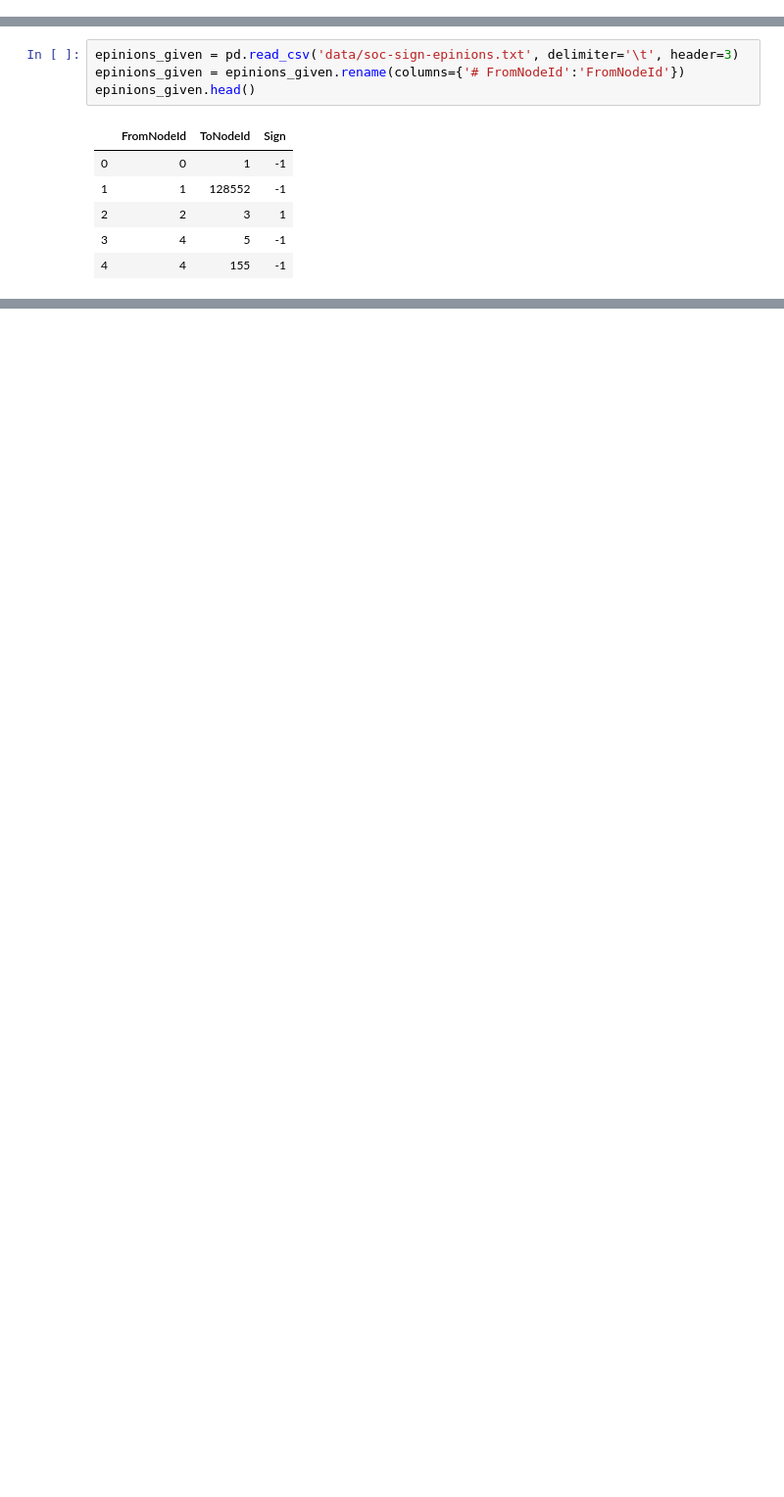
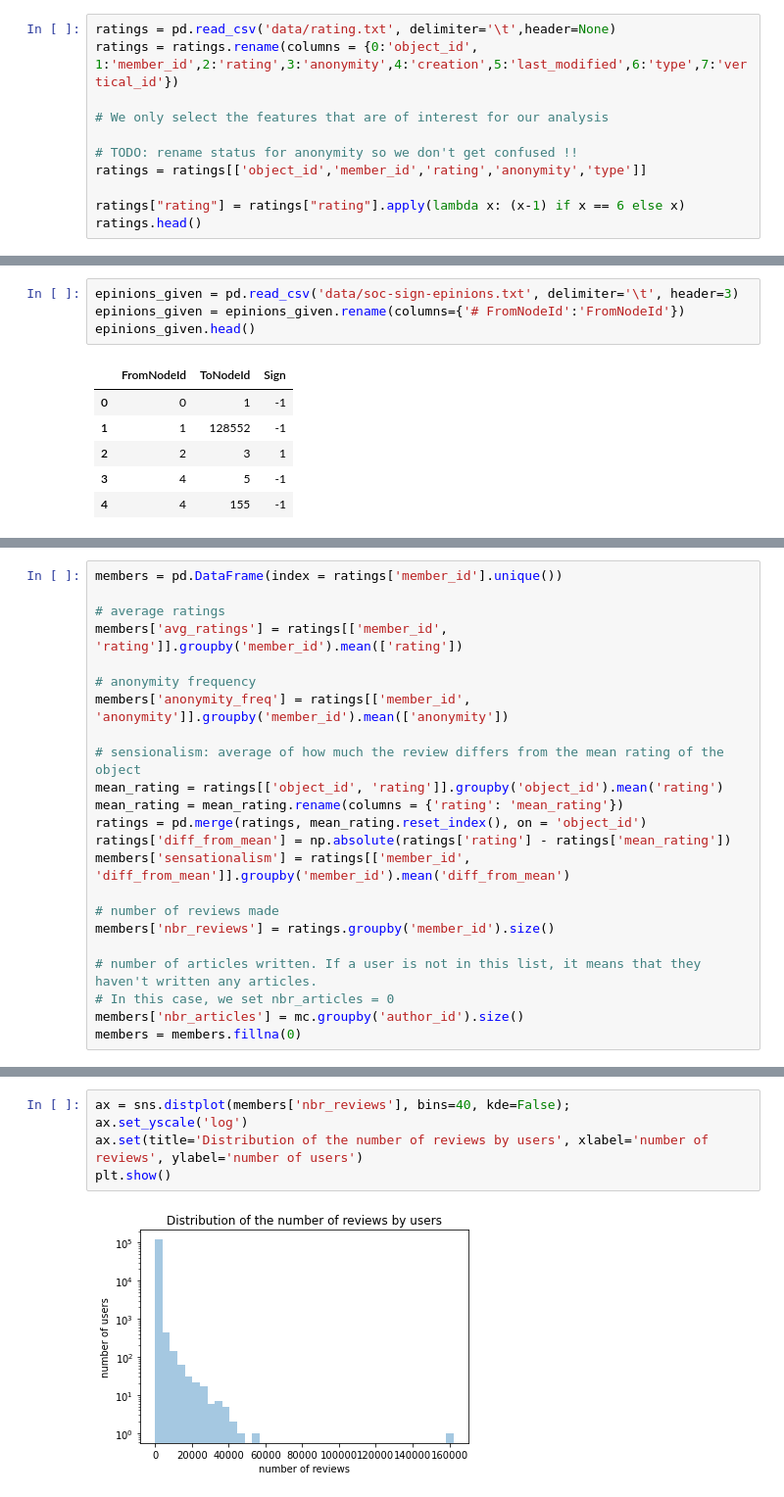
Before and after one commit to epfl-ada/ada-2020-project-milestone-p3-p3_adagio, a Jupyter notebook: preprocessing.ipynb, the cells around one changed output, grey strips where cells are left out. Shown: that part at 98% size. Saved outputs shown, nothing was run; the diff lists cells and outputs as text; blank space fills up the shorter version.

```diff
--- a/preprocessing.ipynb
+++ b/preprocessing.ipynb
@@ -26,0 +50,11 @@ ratings.head()
+# %%
+ratings = pd.read_csv('data/rating.txt', delimiter='\t',header=None)
+ratings = ratings.rename(columns = {0:'object_id', 1:'member_id',2:'rating',3:'anonymity',4:'creation',5:'last_modified',6:'type',7:'vertical_id'})
+
+# We only select the features that are of interest for our analysis
+
+# TODO: rename status for anonymity so we don't get confused !!
+ratings = ratings[['object_id','member_id','rating','anonymity','type']]
+
+ratings["rating"] = ratings["rating"].apply(lambda x: (x-1) if x == 6 else x)
+ratings.head()
@@ -120,0 +188,23 @@ user_ratings.to_pickle('data/preprocessed.pkl')
+# %%
+members = pd.DataFrame(index = ratings['member_id'].unique())
+
+# average ratings
+members['avg_ratings'] = ratings[['member_id', 'rating']].groupby('member_id').mean(['rating'])
+
+# anonymity frequency
+members['anonymity_freq'] = ratings[['member_id', 'anonymity']].groupby('member_id').mean(['anonymity'])
+
+# sensionalism: average of how much the review differs from the mean rating of the object
+mean_rating = ratings[['object_id', 'rating']].groupby('object_id').mean('rating')
+mean_rating = mean_rating.rename(columns = {'rating': 'mean_rating'})
+ratings = pd.merge(ratings, mean_rating.reset_index(), on = 'object_id')
+ratings['diff_from_mean'] = np.absolute(ratings['rating'] - ratings['mean_rating'])
+members['sensationalism'] = ratings[['member_id', 'diff_from_mean']].groupby('member_id').mean('diff_from_mean')
+
+# number of reviews made
+members['nbr_reviews'] = ratings.groupby('member_id').size()
+
+# number of articles written. If a user is not in this list, it means that they haven't written any articles.
+# In this case, we set nbr_articles = 0
+members['nbr_articles'] = mc.groupby('author_id').size()
+members = members.fillna(0)
@@ -120,0 +263,7 @@ user_ratings.to_pickle('data/preprocessed.pkl')
+# %%
+ax = sns.distplot(members['nbr_reviews'], bins=40, kde=False);
+ax.set_yscale('log')
+ax.set(title='Distribution of the number of reviews by users', xlabel='number of reviews', ylabel='number of users')
+plt.show()
+# %% [output]
+[figure, added]
```
Also changed, not shown: parts of 67 cells of this notebook.
